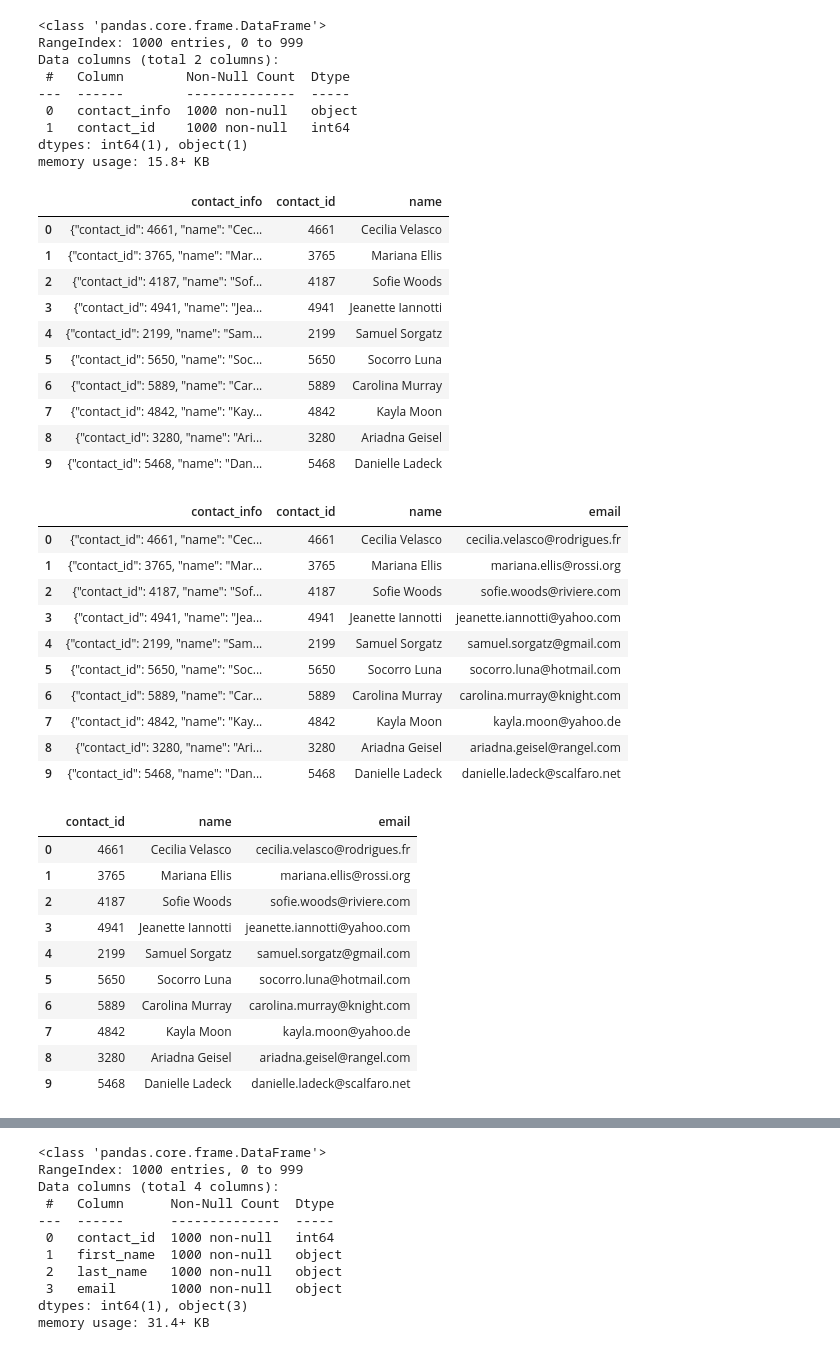
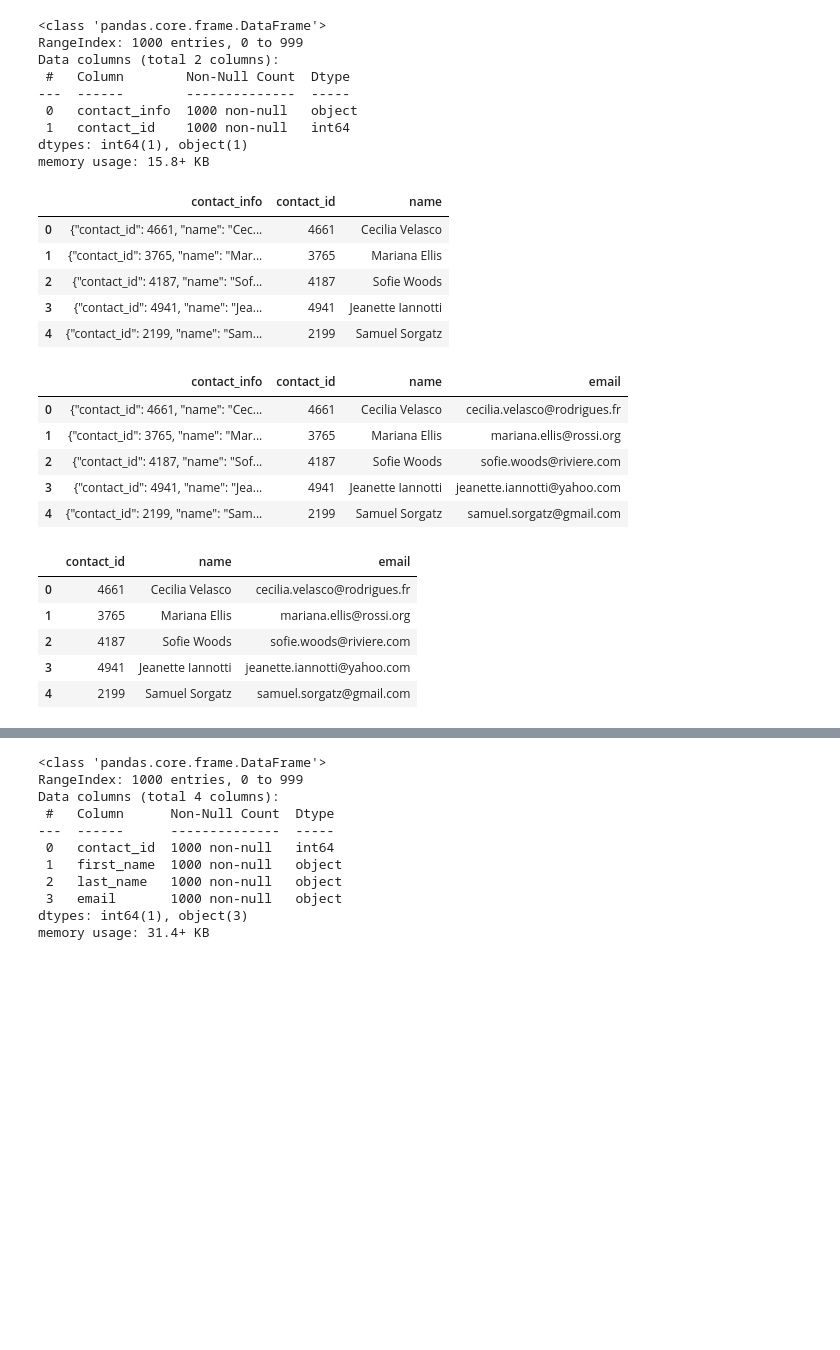
Before and after one commit to durdia2/Crowdfunding_ETL, a Jupyter notebook: ETL_Mini_Project_Durdiales_DKauffman.ipynb, the cells around one changed output, grey strips where cells are left out. Drawn from its saved outputs; the diff is of its cells as text; code cells hidden in the pictures; blank space fills up the shorter version.

```diff
--- a/ETL_Mini_Project_Durdiales_DKauffman.ipynb
+++ b/ETL_Mini_Project_Durdiales_DKauffman.ipynb
@@ -290,7 +287,7 @@ campaign_cleaned.to_csv("Resources/campaign.csv", index=False)
 # %% [markdown]
 ### Extract the contacts.xlsx Data.
 # %%
-# Read the data into a Pandas DataFrame. Use the `header=2` parameter when reading in the data.
-contact_info_df = pd.read_excel('Resources/contacts.xlsx', header=2)
-contact_info_df.head()
+# Read the data into a Pandas DataFrame. Use the `header=3` parameter when reading in the data.
+contact_info_df = pd.read_excel('Resources/contacts.xlsx', header=3)
+contact_info_df
 # %% [output]
@@ -407,6 +415,8 @@ contact_info_df_copy.head()
 | 4 | {"contact_id": 2199, "name": "Sam... |
 # %%
 # Extract the four-digit contact ID number.
+contact_info_df_copy['contact_id'] = contact_info_df_copy['contact_info'].str.extract(r'contact_id": (\d{4})')
+contact_info_df_copy.head()
 # %% [output]
 |  | contact_info | contact_id |
 | 0 | {"contact_id": 4661, "name": "Cec... | 4661 |
@@ -428,6 +439,8 @@ dtypes: object(2)
 memory usage: 15.8+ KB
 # %%
 # Convert the "contact_id" column to an int64 data type.
+contact_info_df_copy['contact_id']=contact_info_df_copy['contact_id'].astype(int)
+contact_info_df_copy.info()
 # %% [output]
 <class 'pandas.core.frame.DataFrame'>
 RangeIndex: 1000 entries, 0 to 999
@@ -440,6 +453,8 @@ dtypes: int64(1), object(1)
 memory usage: 15.8+ KB
 # %%
 # Extract the name of the contact and add it to a new column.
+contact_info_df_copy['name'] = contact_info_df_copy['contact_info'].str.extract(r'"name": "([^"]*)"')
+contact_info_df_copy.head()
 # %% [output]
 |  | contact_info | contact_id | name |
 | 0 | {"contact_id": 4661, "name": "Cec... | 4661 | Cecilia Velasco |
@@ -447,27 +462,22 @@ memory usage: 15.8+ KB
 | 2 | {"contact_id": 4187, "name": "Sof... | 4187 | Sofie Woods |
 | 3 | {"contact_id": 4941, "name": "Jea... | 4941 | Jeanette Iannotti |
 | 4 | {"contact_id": 2199, "name": "Sam... | 2199 | Samuel Sorgatz |
-| 5 | {"contact_id": 5650, "name": "Soc... | 5650 | Socorro Luna |
-| 6 | {"contact_id": 5889, "name": "Car... | 5889 | Carolina Murray |
-| 7 | {"contact_id": 4842, "name": "Kay... | 4842 | Kayla Moon |
-| 8 | {"contact_id": 3280, "name": "Ari... | 3280 | Ariadna Geisel |
-| 9 | {"contact_id": 5468, "name": "Dan... | 5468 | Danielle Ladeck |
 # %%
 # Extract the email from the contacts and add the values to a new column.
+contact_info_df_copy['email'] = contact_info_df_copy['contact_info'].str.extract(r'"email": "([^"]*)"')
+contact_info_df_copy.head()
 # %% [output]
 |  | contact_info | contact_id | name | email |
 | 0 | {"contact_id": 4661, "name": "Cec... | 4661 | Cecilia Velasco | cecilia.velasco@rodrigues.fr |
 | 1 | {"contact_id": 3765, "name": "Mar... | 3765 | Mariana Ellis | mariana.ellis@rossi.org |
 | 2 | {"contact_id": 4187, "name": "Sof... | 4187 | Sofie Woods | sofie.woods@riviere.com |
 | 3 | {"contact_id": 4941, "name": "Jea... | 4941 | Jeanette Iannotti | jeanette.iannotti@yahoo.com |
 | 4 | {"contact_id": 2199, "name": "Sam... | 2199 | Samuel Sorgatz | samuel.sorgatz@gmail.com |
-| 5 | {"contact_id": 5650, "name": "Soc... | 5650 | Socorro Luna | socorro.luna@hotmail.com |
-| 6 | {"contact_id": 5889, "name": "Car... | 5889 | Carolina Murray | carolina.murray@knight.com |
-| 7 | {"contact_id": 4842, "name": "Kay... | 4842 | Kayla Moon | kayla.moon@yahoo.de |
-| 8 | {"contact_id": 3280, "name": "Ari... | 3280 | Ariadna Geisel | ariadna.geisel@rangel.com |
-| 9 | {"contact_id": 5468, "name": "Dan... | 5468 | Danielle Ladeck | danielle.ladeck@scalfaro.net |
 # %%
 # Create a copy of the contact_info_df with the 'contact_id', 'name', 'email' columns.
+Contact_info_copy=contact_info_df_copy.copy()
+Contact_info_copy=Contact_info_copy[['contact_id', 'name' , 'email']]
+Contact_info_copy.head()
 # %% [output]
 |  | contact_id | name | email |
 | 0 | 4661 | Cecilia Velasco | cecilia.velasco@rodrigues.fr |
@@ -475,10 +485,5 @@ memory usage: 15.8+ KB
 | 2 | 4187 | Sofie Woods | sofie.woods@riviere.com |
 | 3 | 4941 | Jeanette Iannotti | jeanette.iannotti@yahoo.com |
 | 4 | 2199 | Samuel Sorgatz | samuel.sorgatz@gmail.com |
-| 5 | 5650 | Socorro Luna | socorro.luna@hotmail.com |
-| 6 | 5889 | Carolina Murray | carolina.murray@knight.com |
-| 7 | 4842 | Kayla Moon | kayla.moon@yahoo.de |
-| 8 | 3280 | Ariadna Geisel | ariadna.geisel@rangel.com |
-| 9 | 5468 | Danielle Ladeck | danielle.ladeck@scalfaro.net |
 # %%
 # Create a "first"name" and "last_name" column with the first and last names from the "name" column.
```
Also changed, not shown: parts of 16 cells of this notebook, 1 other file.
